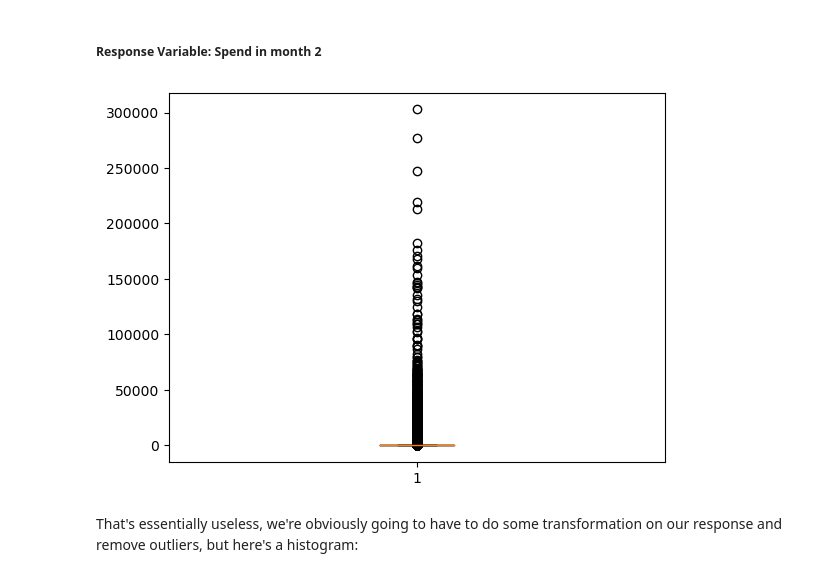
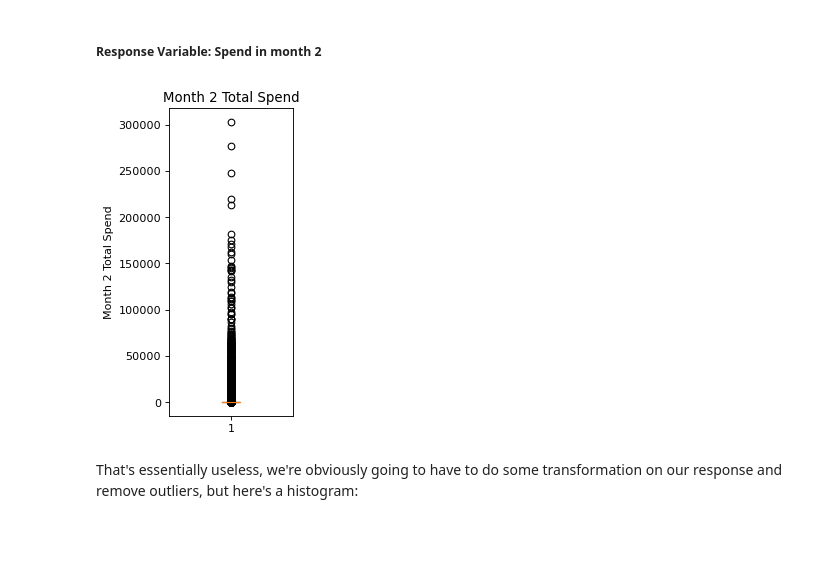
Before and after one commit to rs59/ds5110-project, a Jupyter notebook: 03_eda.ipynb, the cells around one changed output. Cells and saved outputs as stored; diff of their text form; code cells hidden in the pictures; blank space fills up the shorter version.

```diff
--- a/03_eda.ipynb
+++ b/03_eda.ipynb
@@ -202,10 +204,13 @@ Wall time: 2.54 s
 # %% [markdown]
 ##### Response Variable: Spend in month 2
 # %%
+figure(figsize=(2,5), dpi=80)
 response = full.select('T_total_spend').toPandas()['T_total_spend']
 plt.boxplot(response)
+plt.title('Month 2 Total Spend')
+plt.ylabel('Month 2 Total Spend')
 plt.show()
 # %% [output]
-[figure, old version]
+[figure, new version]
 # %% [markdown]
 That's essentially useless, we're obviously going to have to do some transformation on our response and remove outliers, but here's a histogram:
```
Also changed, not shown: parts of 15 cells of this notebook, 2 other files.
